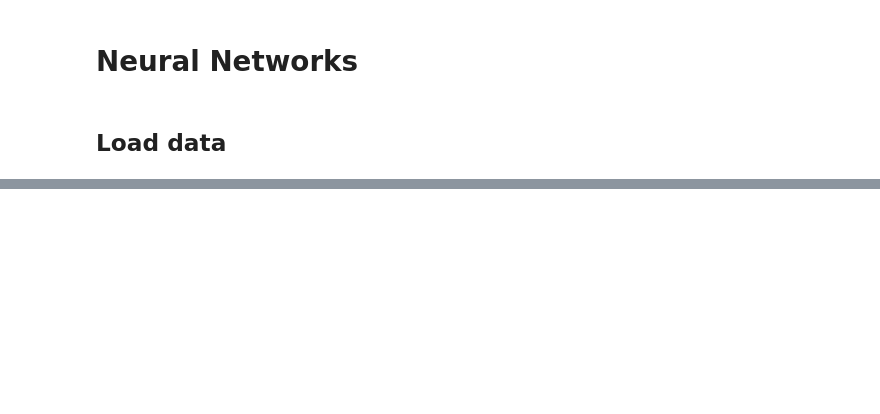
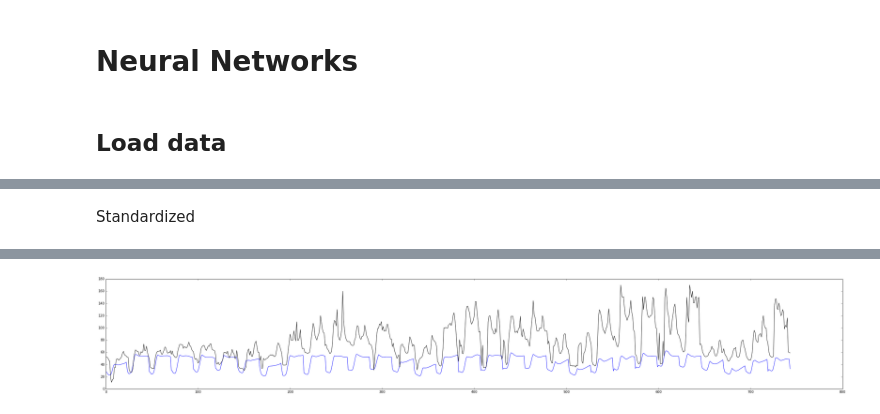
Before and after one commit to DeanZeng/Power-Price-Prediction, a Jupyter notebook: src/Main.ipynb, the cells around one changed output, grey strips where cells are left out. Saved outputs shown, nothing was run; the diff lists cells and outputs as text; code cells hidden in the pictures; blank space fills up the shorter version.

```diff
--- a/src/Main.ipynb
+++ b/src/Main.ipynb
@@ -84,6 +106,7 @@ class Station:
         return self.station_id + " " + self.station_name + " size=" + str(self.size)
 # %%
 class Prices:
+    """Holds prices and corresponding timestamps."""
     def __init__(self, prices, prices_timestamp_epoch):
         self.prices = prices
         self.timestamps = prices_timestamp_epoch
@@ -148,7 +217,8 @@ def test_load_borzen_consumption():
 def test_load_borzen_price_january(b_timestamp = True):
     """Load borzen power prices."""
     print("Load test borzen prices.")
-    file_name = '/Users/ales/Desktop/STUDIJ/DodatnoLeto/MatematikaZracunalnikom/Borzen/Cena/Cp_in_Cn_2017_/01 2017-Table 1.csv'
+    file_name = '/Users/ales/Desktop/STUDIJ/DodatnoLeto/' \
+                'MatematikaZracunalnikom/Borzen/Cena/Cp_in_Cn_2017_/01 2017-Table 1.csv'
     # open file and read content
     csvfile = open(file_name, 'r')
     reader = csv.reader(csvfile, delimiter=';')
@@ -479,0 +649,11 @@ ax.plot(x, true_prices, color = 'blue')
+# %%
+# input data
+X = timestamp_2016_std
+y = prices_2016
+# fit
+neural_std = sklearn.neural_network.MLPRegressor(hidden_layer_sizes=(30, 30, 30, 30))
+neural_std.fit(X, y)
+# predict
+pred = neural_std.predict(X)
+# loss
+print("Loss: " + str(loss(y, pred)))
@@ -479,0 +681,11 @@ ax.plot(x, true_prices, color = 'blue')
+# %% [markdown]
+Standardized
+# %%
+# standardize
+timestamp_2017_jan_std = timestamp_2016_scaler.transform(timestamp_2017_jan)
+# predict
+predicted_prices_2017_jan = neural_std.predict(timestamp_2017_jan_std)
+# plot
+plot_raw_and_predicted(raw_prices_2017_jan, predicted_prices_2017_jan)
+print("Loss: " + str(loss(raw_prices_2017_jan, predicted_prices_2017_jan)))
+# %% [output]
@@ -479,0 +693 @@ ax.plot(x, true_prices, color = 'blue')
+[figure, added]
```
Also changed, not shown: parts of 127 cells of this notebook.
